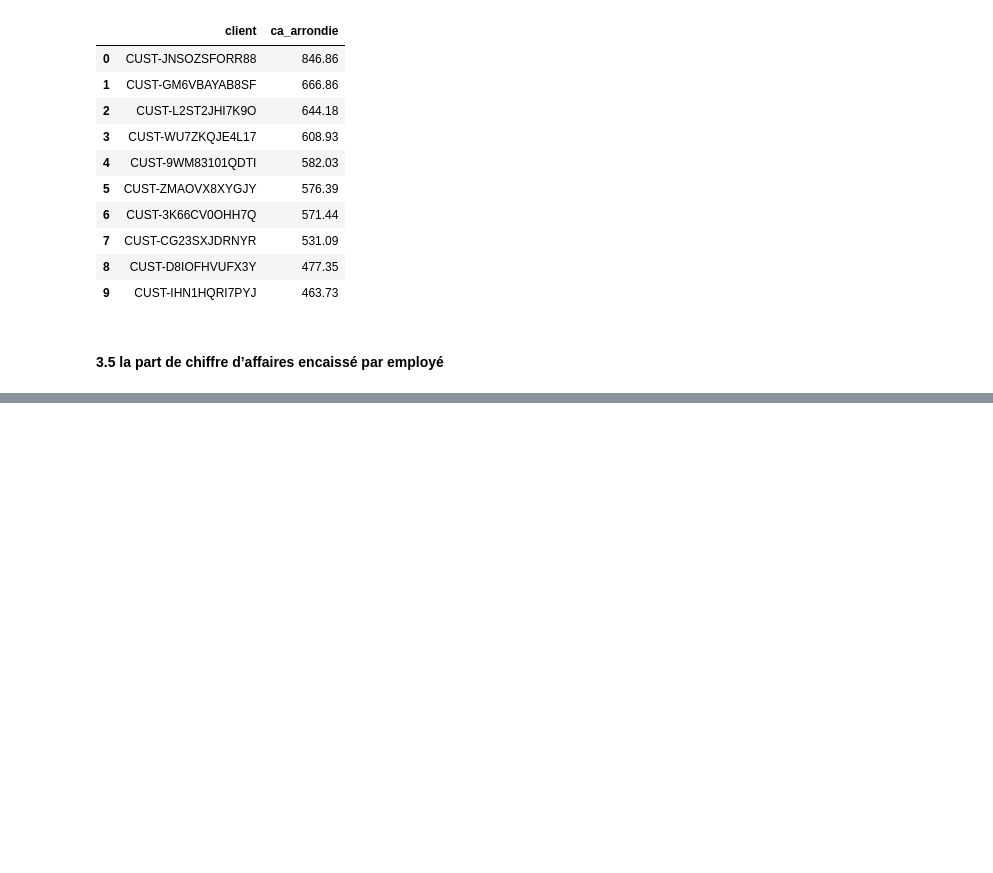
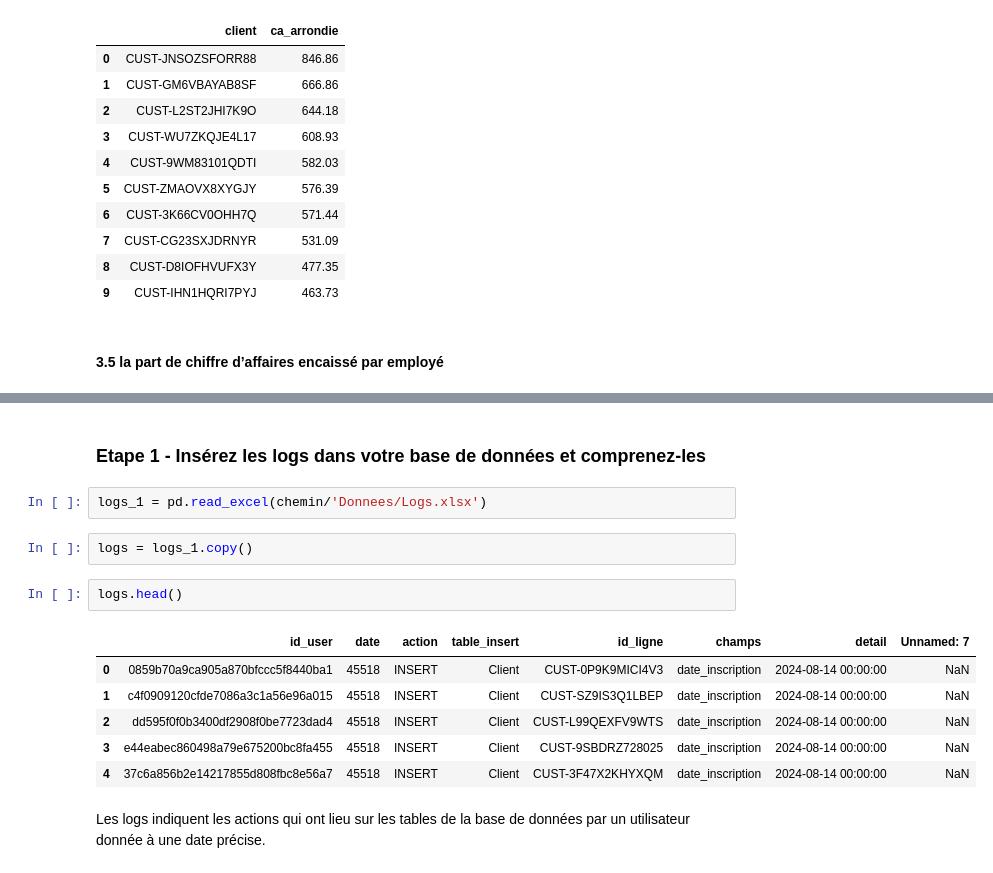
Before and after one commit to Sebules/Project_4_OpenClassrooms_Data_Engineer, a Jupyter notebook: Projet4-Sebastien.ipynb, the cells around one changed output, grey strips where cells are left out. Cells and saved outputs as stored; diff of their text form; blank space fills up the shorter version.

```diff
--- a/Projet4-Sebastien.ipynb
+++ b/Projet4-Sebastien.ipynb
@@ -524,0 +584,17 @@ resultat
+# %% [markdown]
+### Etape 1 - Insérez les logs dans votre base de données et comprenez-les
+# %%
+logs_1 = pd.read_excel(chemin/'Donnees/Logs.xlsx')
+# %%
+logs = logs_1.copy()
+# %%
+logs.head()
+# %% [output]
+|  | id_user | date | action | table_insert | id_ligne | champs | detail | Unnamed: 7 |
+| 0 | 0859b70a9ca905a870bfccc5f8440ba1 | 45518 | INSERT | Client | CUST-0P9K9MICI4V3 | date_inscription | 2024-08-14 00:00:00 | NaN |
+| 1 | c4f0909120cfde7086a3c1a56e96a015 | 45518 | INSERT | Client | CUST-SZ9IS3Q1LBEP | date_inscription | 2024-08-14 00:00:00 | NaN |
+| 2 | dd595f0f0b3400df2908f0be7723dad4 | 45518 | INSERT | Client | CUST-L99QEXFV9WTS | date_inscription | 2024-08-14 00:00:00 | NaN |
+| 3 | e44eabec860498a79e675200bc8fa455 | 45518 | INSERT | Client | CUST-9SBDRZ728025 | date_inscription | 2024-08-14 00:00:00 | NaN |
+| 4 | 37c6a856b2e14217855d808fbc8e56a7 | 45518 | INSERT | Client | CUST-3F47X2KHYXQM | date_inscription | 2024-08-14 00:00:00 | NaN |
+# %% [markdown]
+Les logs indiquent les actions qui ont lieu sur les tables de la base de données par un utilisateur donnée à une date précise.
```
Also changed, not shown: parts of 51 cells of this notebook.
